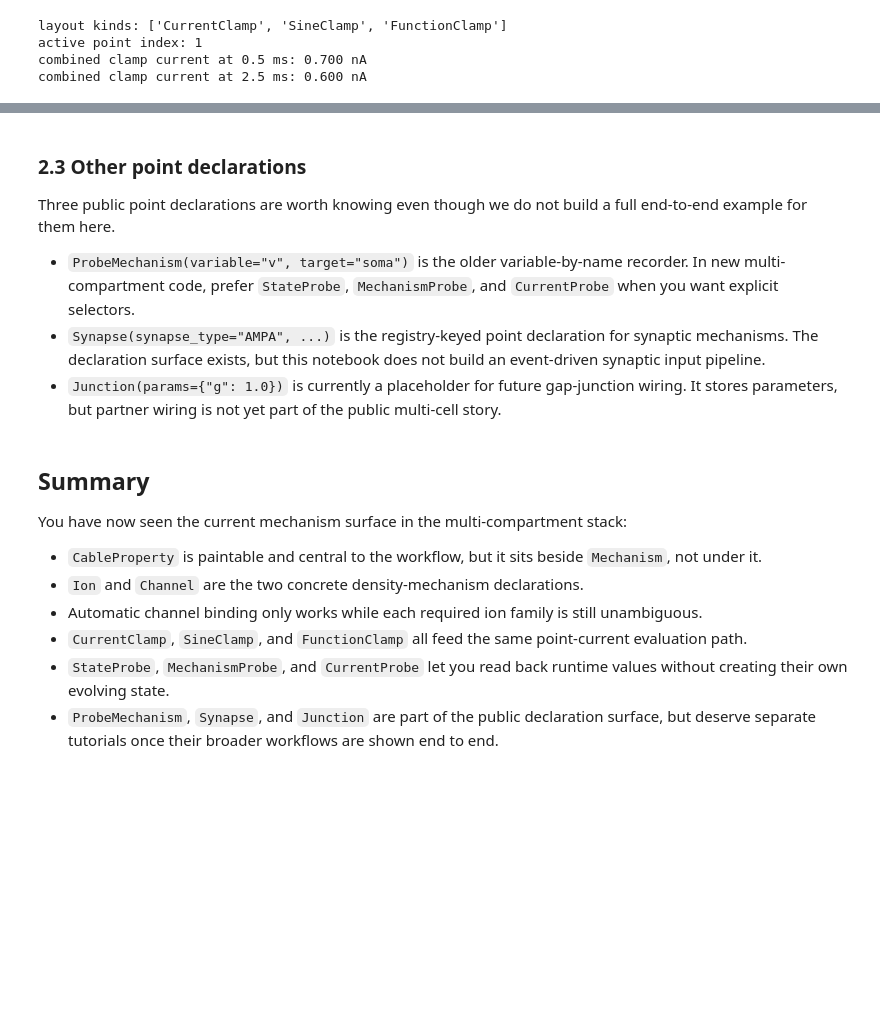
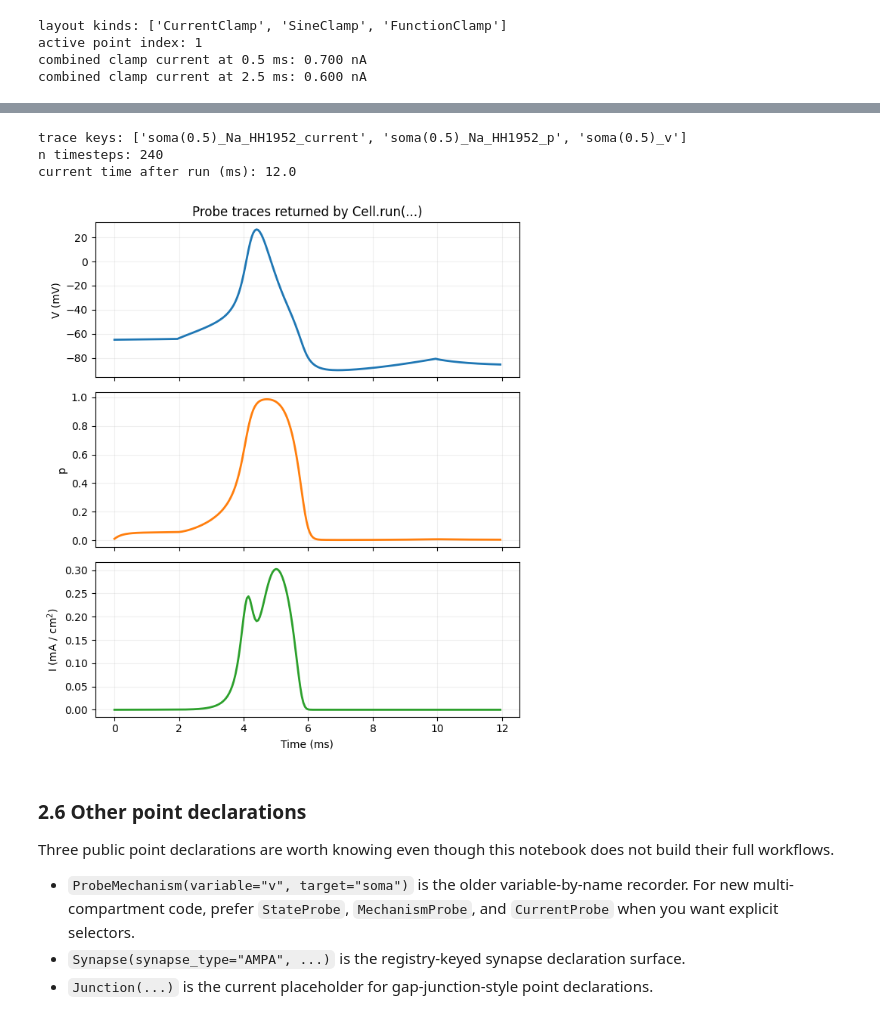
Before and after one commit to chaobrain/braincell, a Jupyter notebook: examples/multi_compartment/3.mech.ipynb, the cells around one changed output, grey strips where cells are left out. Drawn from its saved outputs; the diff is of its cells as text; code cells hidden in the pictures; blank space fills up the shorter version.

```diff
--- a/examples/multi_compartment/3.mech.ipynb
+++ b/examples/multi_compartment/3.mech.ipynb
@@ -315,19 +350,65 @@ soma(0.5)_Na_HH1952_current (mA / cm^2): 0.0
+# %%
+sim_cell = Cell(build_demo_morphology())
+sim_region = BranchSlice(branch_index=[0, 1], prox=0.0, dist=1.0)
+
+sim_cell.paint(
+    sim_region,
+    Channel("IL", g_max=0.03 * (u.mS / u.cm**2), E=-54.387 * u.mV),
+    Channel("Na_HH1952", g_max=120.0 * (u.mS / u.cm**2)),
+    Channel("K_HH1952", g_max=36.0 * (u.mS / u.cm**2)),
+)
+
+sim_cell.place(
+    RootLocation(x=0.5),
+    CurrentClamp.step(0.2 * u.nA, 8.0 * u.ms, delay=2.0 * u.ms),
+)
+sim_cell.place(
+    at("soma", 0.5),
+    StateProbe(),
+    MechanismProbe(mechanism="Na_HH1952", field="p"),
+    CurrentProbe(ion="na", mechanism="Na_HH1952"),
+)
+
+result = sim_cell.run(dt=0.05 * u.ms, duration=12.0 * u.ms)
+
+print("trace keys:", sorted(result.traces))
+print("n timesteps:", int(result.time.shape[0]))
+print("current time after run (ms):", float(sim_cell.current_time.to_decimal(u.ms)))
+
+fig, axes = plt.subplots(3, 1, figsize=(6.5, 7.5), sharex=True)
+
+times_ms = result.time.to_decimal(u.ms)
+axes[0].plot(times_ms, result.traces["soma(0.5)_v"].to_decimal(u.mV), color="#1f77b4", linewidth=2.0)
+axes[0].set_ylabel("V (mV)")
+axes[0].set_title("Probe traces returned by Cell.run(...)")
+axes[0].grid(True, alpha=0.2)
+
+axes[1].plot(times_ms, result.traces["soma(0.5)_Na_HH1952_p"], color="#ff7f0e", linewidth=2.0)
+axes[1].set_ylabel("p")
+axes[1].grid(True, alpha=0.2)
+
+axes[2].plot(
+    times_ms,
+    result.traces["soma(0.5)_Na_HH1952_current"].to_decimal(u.mA / u.cm**2),
+    color="#2ca02c",
+    linewidth=2.0,
+)
+axes[2].set_xlabel("Time (ms)")
+axes[2].set_ylabel("I (mA / cm$^2$)")
+axes[2].grid(True, alpha=0.2)
+
+plt.tight_layout()
+plt.show()
+# %% [output]
+trace keys: ['soma(0.5)_Na_HH1952_current', 'soma(0.5)_Na_HH1952_p', 'soma(0.5)_v']
+n timesteps: 240
+current time after run (ms): 12.0
+[figure, added]
 # %% [markdown]
-### 2.3 Other point declarations
+### 2.6 Other point declarations
 
-Three public point declarations are worth knowing even though we do not build a full end-to-end example for them here.
+Three public point declarations are worth knowing even though this notebook does not build their full workflows.
 
-- `ProbeMechanism(variable="v", target="soma")` is the older variable-by-name recorder. In new multi-compartment code, prefer `StateProbe`, `MechanismProbe`, and `CurrentProbe` when you want explicit selectors.
-- `Synapse(synapse_type="AMPA", ...)` is the registry-keyed point declaration for synaptic mechanisms. The declaration surface exists, but this notebook does not build an event-driven synaptic input pipeline.
-- `Junction(params={"g": 1.0})` is currently a placeholder for future gap-junction wiring. It stores parameters, but partner wiring is not yet part of the public multi-cell story.
+- `ProbeMechanism(variable="v", target="soma")` is the older variable-by-name recorder. For new multi-compartment code, prefer `StateProbe`, `MechanismProbe`, and `CurrentProbe` when you want explicit selectors.
+- `Synapse(synapse_type="AMPA", ...)` is the registry-keyed synapse declaration surface.
+- `Junction(...)` is the current placeholder for gap-junction-style point declarations.
-# %% [markdown]
-## Summary
-
-You have now seen the current mechanism surface in the multi-compartment stack:
-
-- `CableProperty` is paintable and central to the workflow, but it sits beside `Mechanism`, not under it.
-- `Ion` and `Channel` are the two concrete density-mechanism declarations.
-- Automatic channel binding only works while each required ion family is still unambiguous.
-- `CurrentClamp`, `SineClamp`, and `FunctionClamp` all feed the same point-current evaluation path.
-- `StateProbe`, `MechanismProbe`, and `CurrentProbe` let you read back runtime values without creating their own evolving state.
-- `ProbeMechanism`, `Synapse`, and `Junction` are part of the public declaration surface, but deserve separate tutorials once their broader workflows are shown end to end.
```
Also changed, not shown: parts of 27 cells of this notebook, 37 other files.
